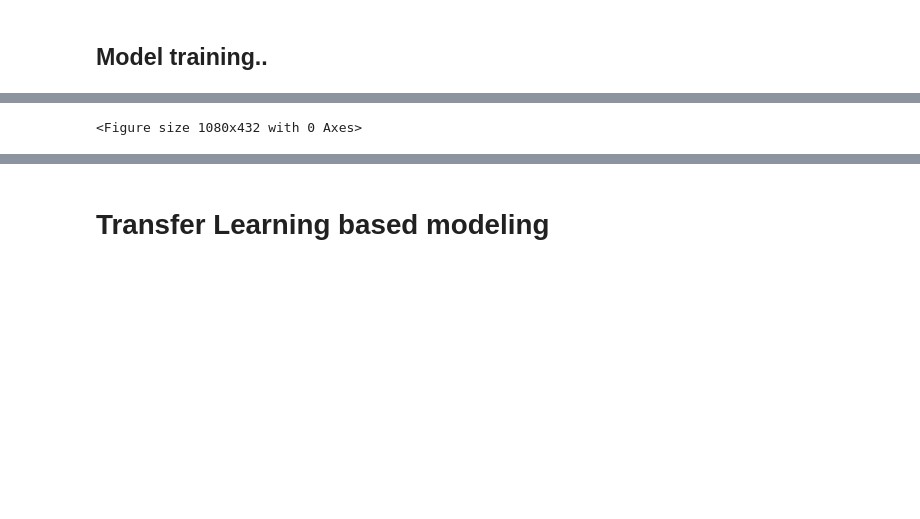
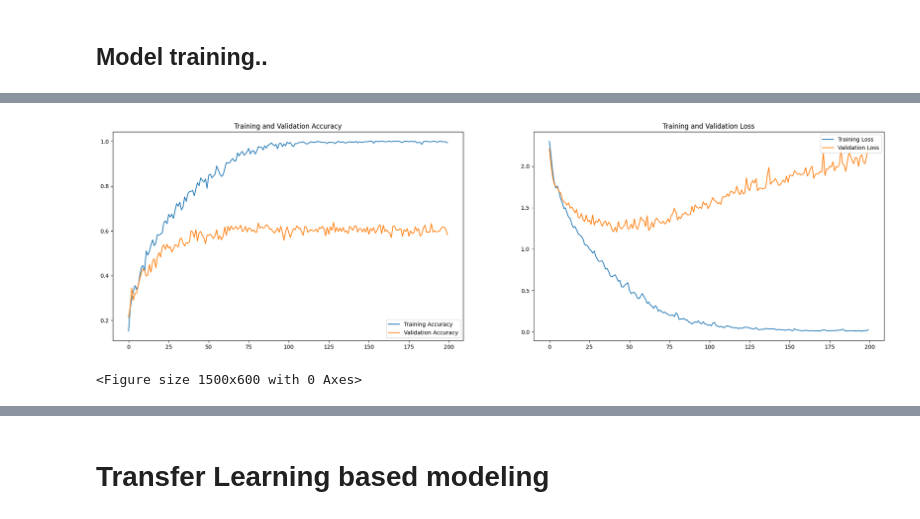
Before and after one commit to harshit0101s/Music-Genre-Classification, a Jupyter notebook: genre_classification.ipynb, the cells around one changed output, grey strips where cells are left out. Saved outputs shown, nothing was run; the diff lists cells and outputs as text; code cells hidden in the pictures; blank space fills up the shorter version.

```diff
--- a/genre_classification.ipynb
+++ b/genre_classification.ipynb
@@ -110,3 +212,3 @@ def get_data(data_dir):
 # %%
-train = get_data('spectrogram/train')
-val = get_data('spectrogram/test')
+train_data, train_labels = get_data('spectrogram/train')
+val_data, val_labels = get_data('spectrogram/test')
@@ -136,3 +215,13 @@ y_val = np.array(y_val)
+# %%
+x_train = train_data / 255.0
+x_val = val_data / 255.0
+
+# Reshape the data
+x_train = x_train.reshape(-1, img_size, img_size, 3)  # assuming RGB images
+y_train = train_labels.reshape(-1, 1)
+
+x_val = x_val.reshape(-1, img_size, img_size, 3)  # assuming RGB images
+y_val = val_labels.reshape(-1, 1)
 # %%
 datagen = ImageDataGenerator(
         featurewise_center=False,  # set input mean to 0 over the dataset
@@ -169,5 +280,5 @@ model.summary()
 # %%
-opt = Adam(lr=0.0001)
+opt = Adam(learning_rate=0.0001)
 model.compile(optimizer = opt , loss = tf.keras.losses.SparseCategoricalCrossentropy(from_logits=True) , metrics = ['accuracy'])
 # %%
-history = model.fit(x_train,y_train,epochs = 500, validation_data = (x_val, y_val))
+history = model.fit(x_train,y_train,epochs = 200, validation_data = (x_val, y_val))
@@ -179,35 +308,37 @@ pickle.dump(history.history, open('history_500_epoch_simple.pkl','wb'))
 # %%
 acc = history.history['accuracy']
 val_acc = history.history['val_accuracy']
 loss = history.history['loss']
 val_loss = history.history['val_loss']
 
-epochs_range = range(500)
+epochs_range = range(200)
 
 plt.figure(figsize=(25, 15))
 plt.subplot(2, 2, 1)
 plt.plot(epochs_range, acc, label='Training Accuracy')
 plt.plot(epochs_range, val_acc, label='Validation Accuracy')
 plt.legend(loc='lower right')
 plt.title('Training and Validation Accuracy')
 
 plt.subplot(2, 2, 2)
 plt.plot(epochs_range, loss, label='Training Loss')
 plt.plot(epochs_range, val_loss, label='Validation Loss')
 plt.legend(loc='upper right')
 plt.title('Training and Validation Loss')
 plt.show()
+# %% [output]
+[figure, added]
 # %%
 import pickle
-history = pickle.load(open('history_500_epoch_simple.pkl','rb'))
+history = pickle.load(open('history_200_epoch_simple.pkl','rb'))
 acc = history['accuracy']
 val_acc = history['val_accuracy']
 loss = history['loss']
 val_loss = history['val_loss']
 
-epochs_range = range(500)
+epochs_range = range(200)
 fig, (ax1, ax2) = plt.subplots(1,2, figsize=(15,6))
-plt.rc('xtick', labelsize=10)    # fontsize of the tick labels
+plt.rc('xtick', labelsize=10) # fontsize of the tick labels
 plt.rc('ytick', labelsize=10)
 ax1.plot(epochs_range, acc, label='Training Accuracy', c = '#4CAF50', linewidth=4)
 ax1.plot(epochs_range, val_acc, label='Validation Accuracy', c='red', linewidth=4)
@@ -227,5 +358,5 @@ fig.tight_layout(pad=3.0)
 plt.savefig('sim_plot1.png',bbox_inches = 'tight')
 plt.clf()
 # %% [output]
-<Figure size 1080x432 with 0 Axes>
+<Figure size 1500x600 with 0 Axes>
 # %%
```
Also changed, not shown: parts of 56 cells of this notebook, 1 other file.
